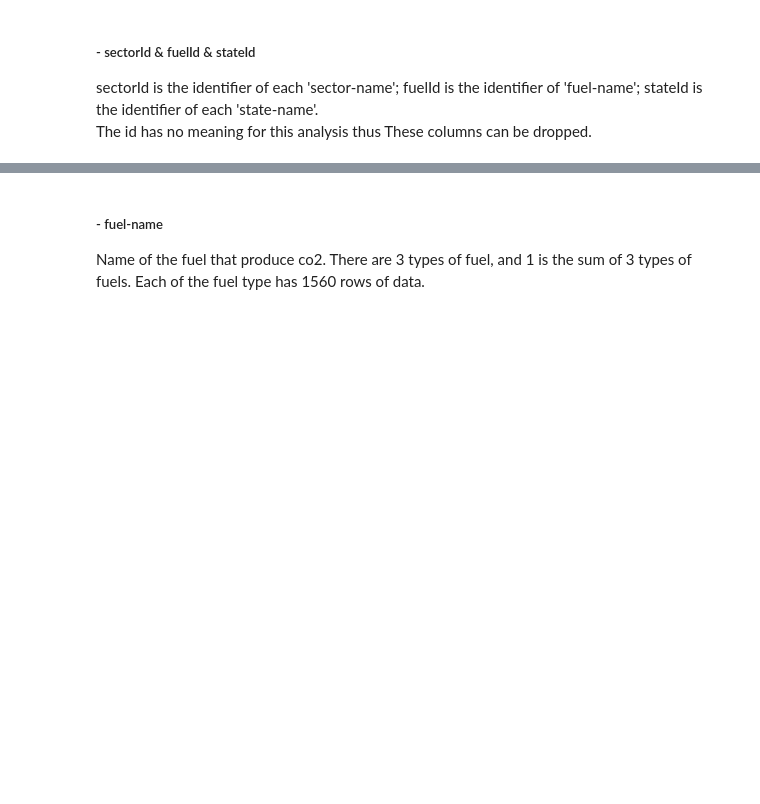
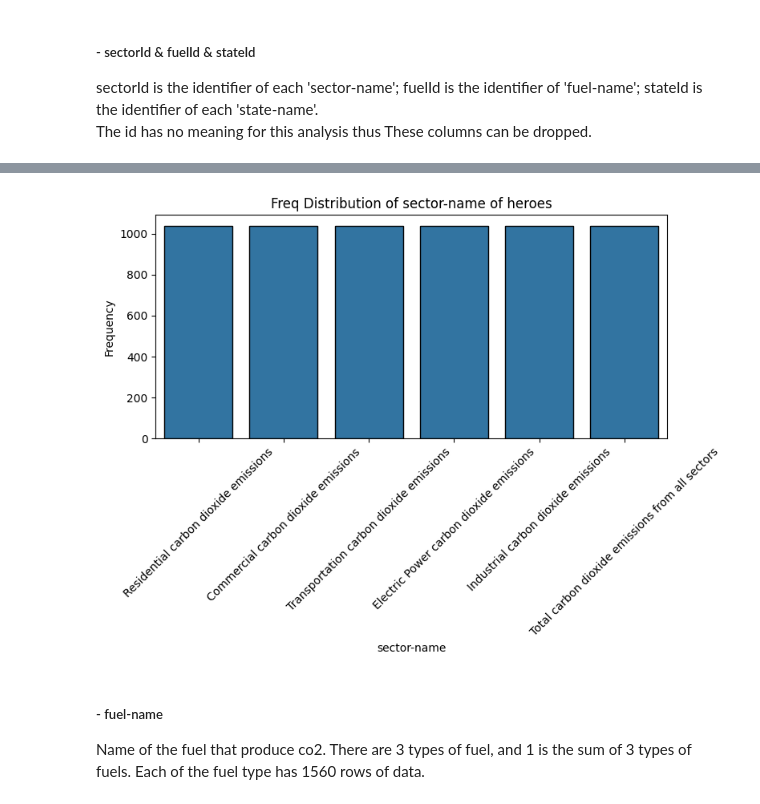
Before and after one commit to Zhengnan817/Final-Project-Carbon-dioxide-emission, a Jupyter notebook: carbon_emission.ipynb, the cells around one changed output, grey strips where cells are left out. Saved outputs shown, nothing was run; the diff lists cells and outputs as text; code cells hidden in the pictures; blank space fills up the shorter version.

```diff
--- a/carbon_emission.ipynb
+++ b/carbon_emission.ipynb
@@ -196,5 +229,9 @@ Transportation carbon dioxide emissions            1040
 Total carbon dioxide emissions from all sectors    1040
 Name: count, dtype: int64
+# %%
+eda_co2.bar_chart('sector-name')
+# %% [output]
+[figure, added]
 # %% [markdown]
 ##### - fuel-name
 Name of the fuel that produce co2. There are 3 types of fuel, and 1 is the sum of 3 types of fuels. Each of the fuel type has 1560 rows of data.
```
Also changed, not shown: parts of 31 cells of this notebook, 2 other files.
